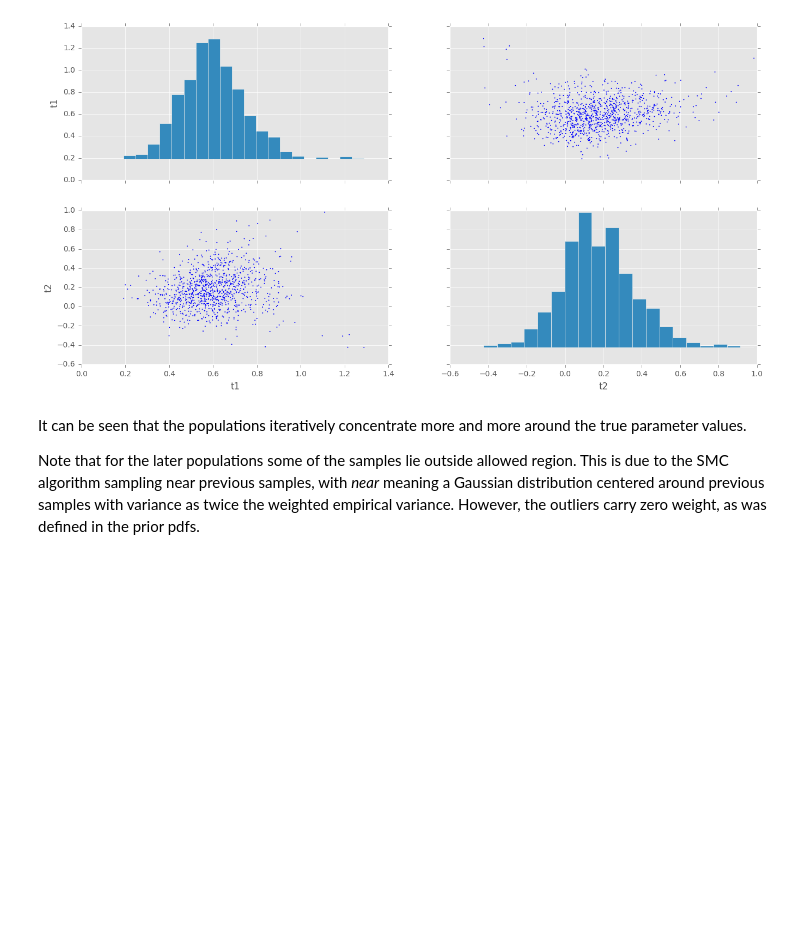
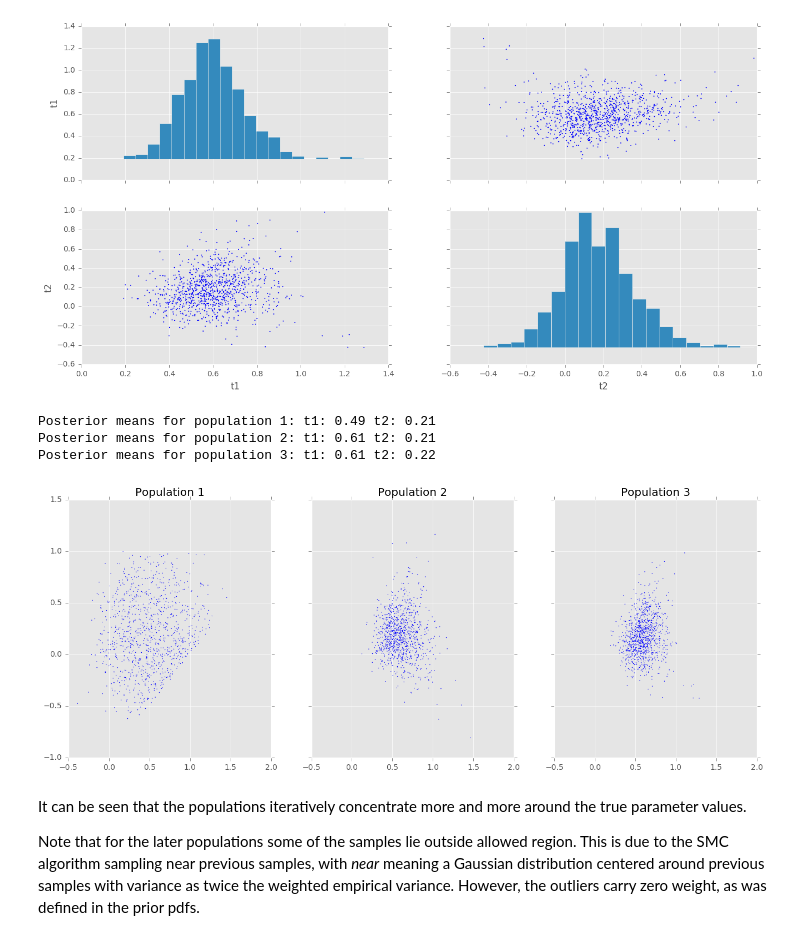
Before and after one commit to elfi-dev/elfi, a Jupyter notebook: notebooks/ELFI_tutorial_MA2.ipynb, the cells around one changed output. Drawn from its saved outputs; the diff is of its cells as text; code cells hidden in the pictures; blank space fills up the shorter version.

```diff
--- a/notebooks/ELFI_tutorial_MA2.ipynb
+++ b/notebooks/ELFI_tutorial_MA2.ipynb
@@ -312,19 +332,25 @@ result_smc.plot_pairs();
 # %% [output]
 [figure]
 # %%
-# fig, ax = plt.subplots(ncols=n_populations, sharex=True, sharey=True, figsize=(16,6))
+# TODO: add functionality to Result
+fig, ax = plt.subplots(ncols=n_populations, sharex=True, sharey=True, figsize=(16,6))
 
-# samples = result_dict['samples_history'] + [result_dict['samples']]
-# weights = result_dict['weights_history'] + [result_dict['weights']]
+samples = result_smc.samples_history + [result_smc.samples_list]
+weights = result_smc.weights_history + [result_smc.weights]
 
-# for ii in range(n_populations):
-#     s = samples[ii]
-#     w = weights[ii]
-#     print("Posterior means for population {}: t1: {:.2f} t2: {:.2f}".format(ii+1,\
-#                                                                             np.average(s[0], weights=w, axis=0)[0],\
-#                                                                             np.average(s[1], weights=w, axis=0)[0]))
-#     ax[ii].scatter(s[0], s[1], s=1, edgecolor='none');
-#     ax[ii].set_title("Population {}".format(ii+1));
+for ii in range(n_populations):
+    s = samples[ii]
+    w = weights[ii]
+    print("Posterior means for population {}: t1: {:.2f} t2: {:.2f}".format(ii+1,\
+                                                                            np.average(s[0], weights=w, axis=0)[0],\
+                                                                            np.average(s[1], weights=w, axis=0)[0]))
+    ax[ii].scatter(s[0], s[1], s=1, edgecolor='none');
+    ax[ii].set_title("Population {}".format(ii+1));
+# %% [output]
+Posterior means for population 1: t1: 0.49 t2: 0.21
+Posterior means for population 2: t1: 0.61 t2: 0.21
+Posterior means for population 3: t1: 0.61 t2: 0.22
+[figure, added]
 # %% [markdown]
 It can be seen that the populations iteratively concentrate more and more around the true parameter values.
 
```
Also changed, not shown: parts of 16 cells of this notebook, 3 other files.
